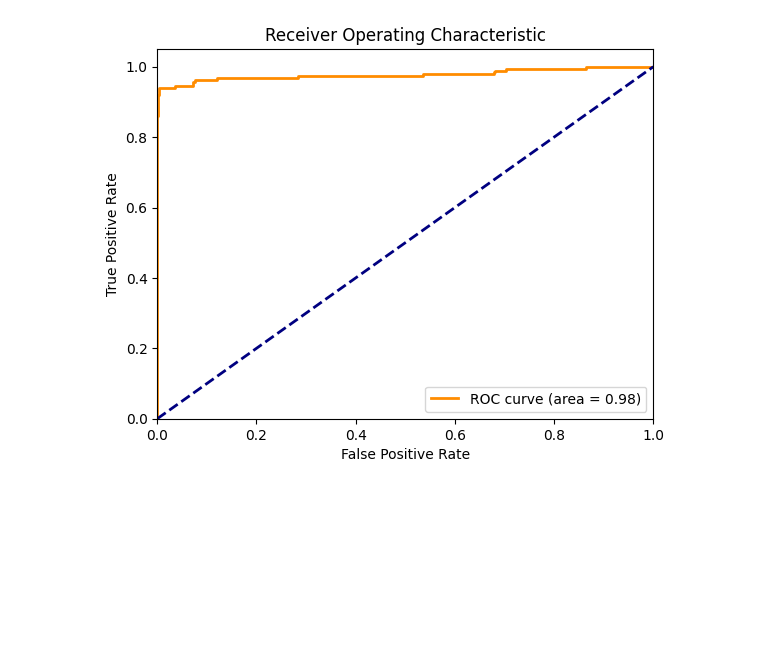
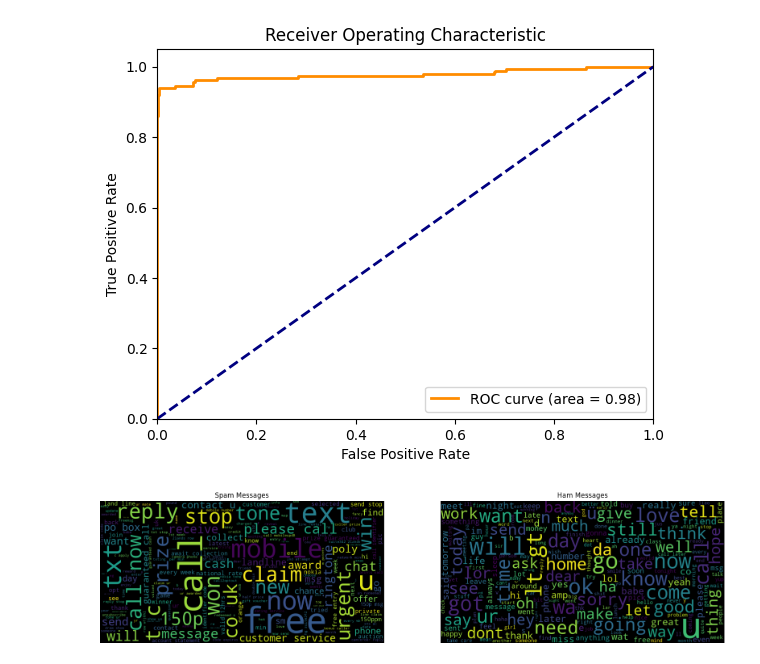
Before and after one commit to anahom20/spam-email-detection, a Jupyter notebook: Spam Detection Model.ipynb, the cells around one changed output. Cells and saved outputs as stored; diff of their text form; code cells hidden in the pictures; blank space fills up the shorter version.

Commit message:
add: visualisations

```diff
--- a/Spam Detection Model.ipynb
+++ b/Spam Detection Model.ipynb
@@ -249,3 +248,28 @@ plt.legend(loc='lower right')
 plt.show()
 # %% [output]
 [figure]
+# %%
+# visualization: word clouds
+
+from wordcloud import WordCloud
+
+spam_words = ' '.join(data[data['Spam'] == 1]['Message'])
+ham_words = ' '.join(data[data['Spam'] == 0]['Message'])
+
+spam_wordcloud = WordCloud(width=800, height=400, max_font_size=100).generate(spam_words)
+ham_wordcloud = WordCloud(width=800, height=400, max_font_size=100).generate(ham_words)
+
+plt.figure(figsize=(20, 10))
+plt.subplot(1, 2, 1)
+plt.imshow(spam_wordcloud, interpolation='bilinear')
+plt.title('Spam Messages')
+plt.axis('off')
+
+plt.subplot(1, 2, 2)
+plt.imshow(ham_wordcloud, interpolation='bilinear')
+plt.title('Ham Messages')
+plt.axis('off')
+
+plt.show()
+# %% [output]
+[figure, added]
```
Also changed, not shown: parts of 4 cells of this notebook.
